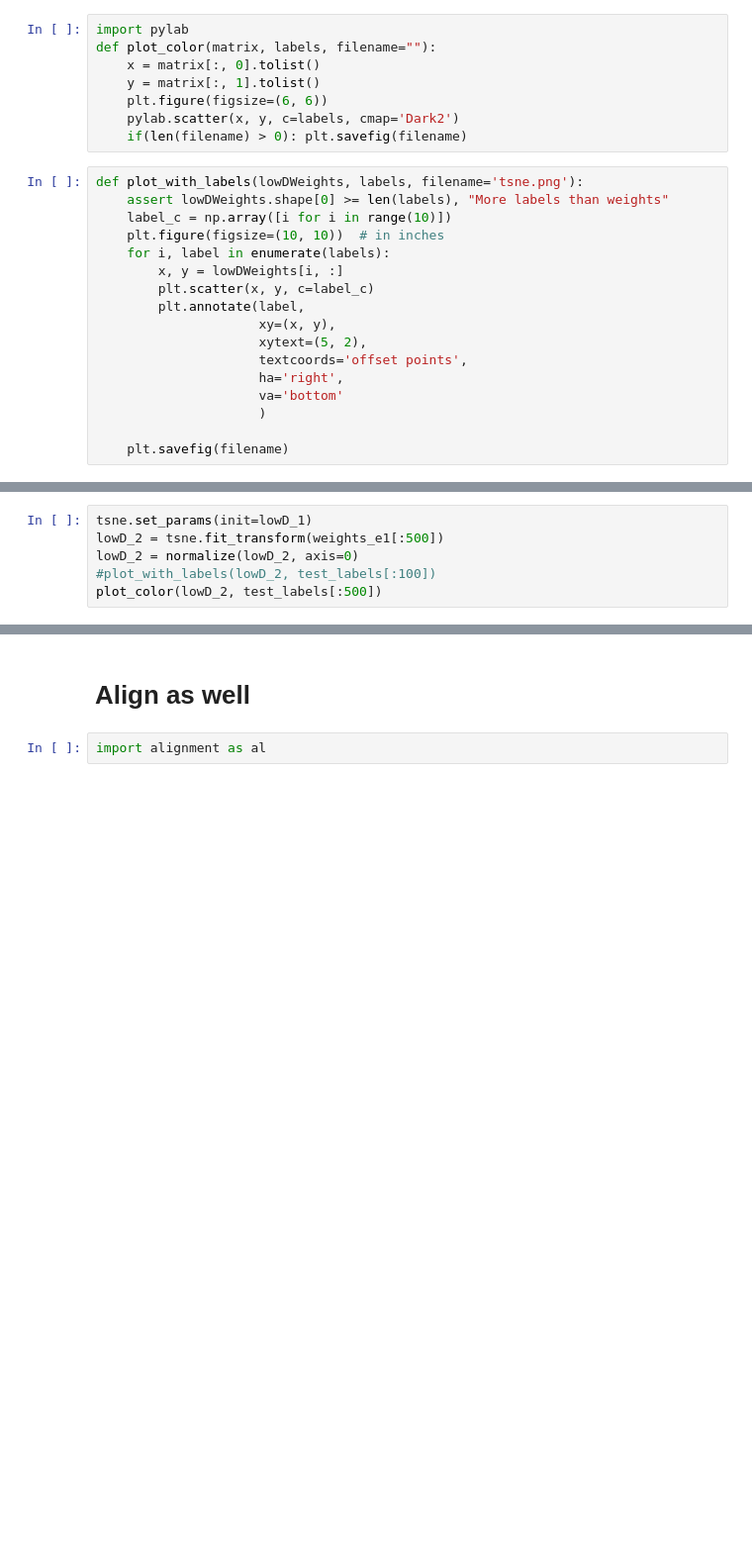
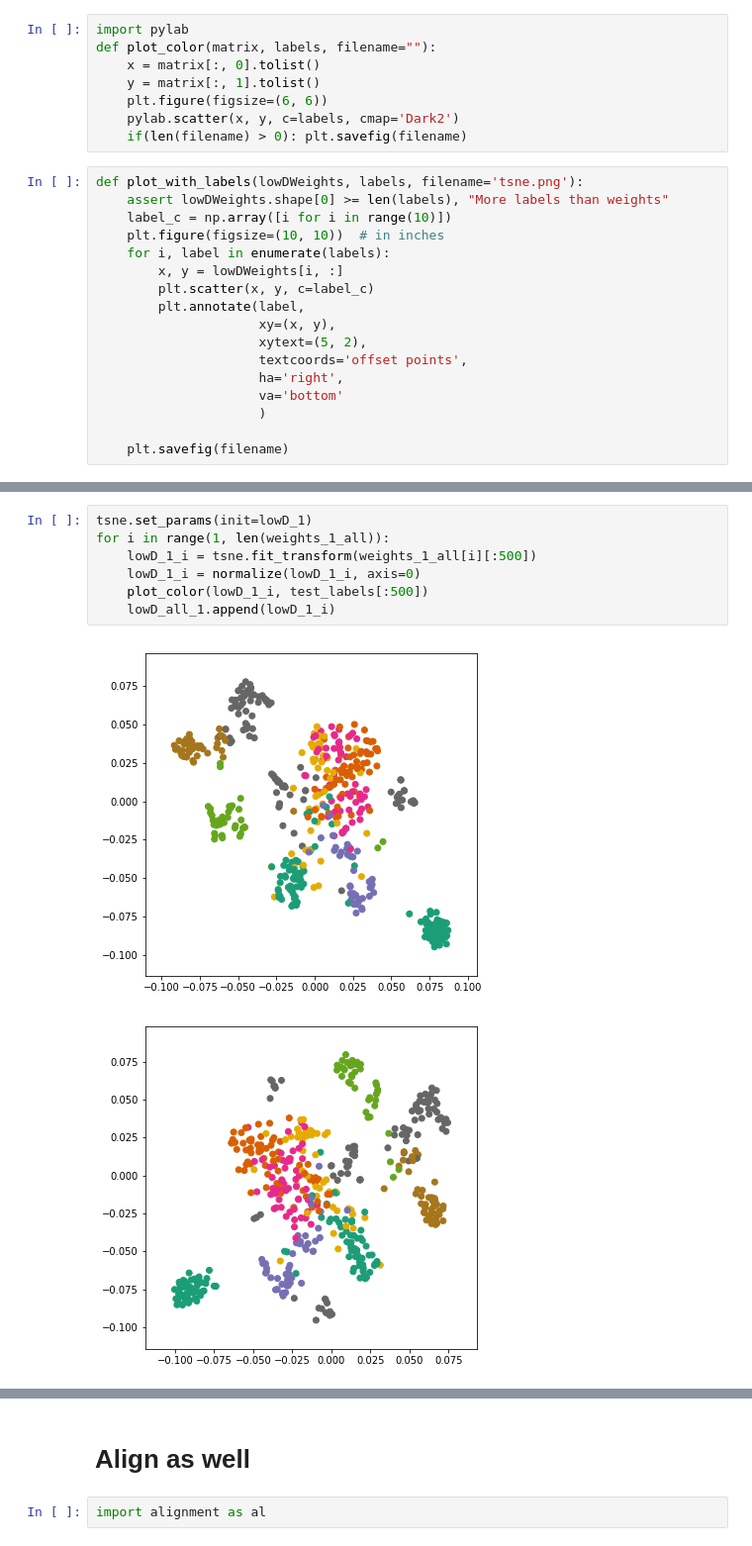
Before and after one commit to CornellDataScience/insights-vizNNs, a Jupyter notebook: MNIST_clothes/TNSE_fashion.ipynb, the cells around one changed output, grey strips where cells are left out. Shown at 99% size. Cells and saved outputs as stored; diff of their text form; blank space fills up the shorter version.

```diff
--- a/MNIST_clothes/TNSE_fashion.ipynb
+++ b/MNIST_clothes/TNSE_fashion.ipynb
@@ -62,6 +64,10 @@ plot_color(lowD_1, test_labels[:500])
 # %%
 tsne.set_params(init=lowD_1)
-lowD_2 = tsne.fit_transform(weights_e1[:500])
-lowD_2 = normalize(lowD_2, axis=0)
-#plot_with_labels(lowD_2, test_labels[:100])
-plot_color(lowD_2, test_labels[:500])
+for i in range(1, len(weights_1_all)):
+    lowD_1_i = tsne.fit_transform(weights_1_all[i][:500])
+    lowD_1_i = normalize(lowD_1_i, axis=0)
+    plot_color(lowD_1_i, test_labels[:500])
+    lowD_all_1.append(lowD_1_i)
+# %% [output]
+[figure, added]
+[figure, added]
```
Also changed, not shown: parts of 37 cells of this notebook, 22 other files.
